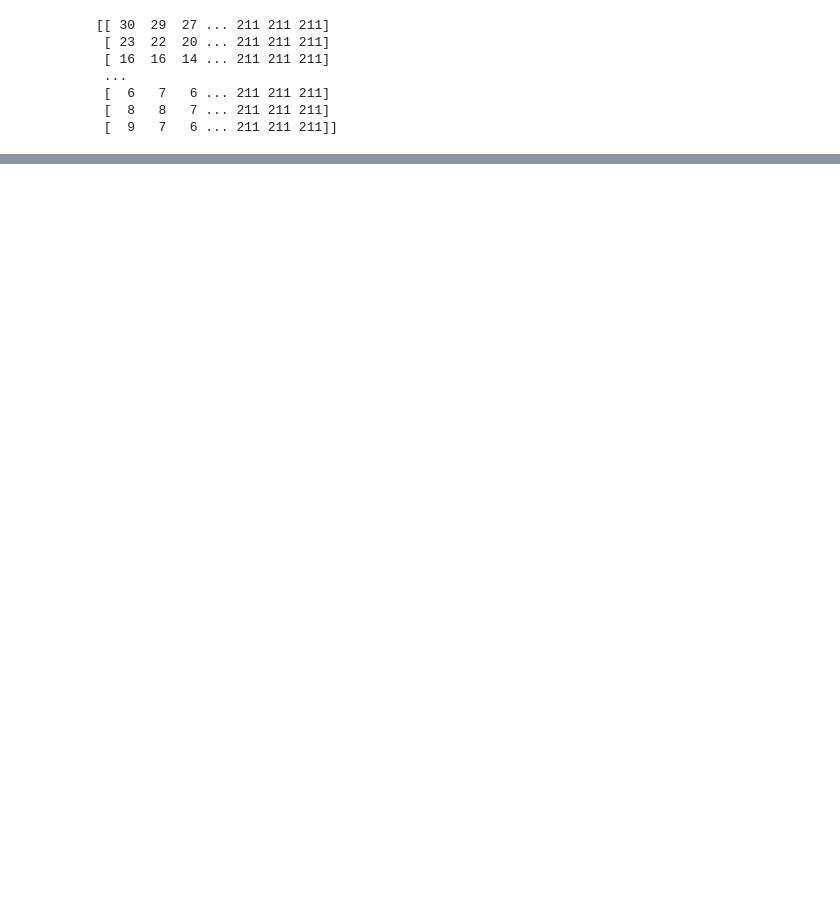
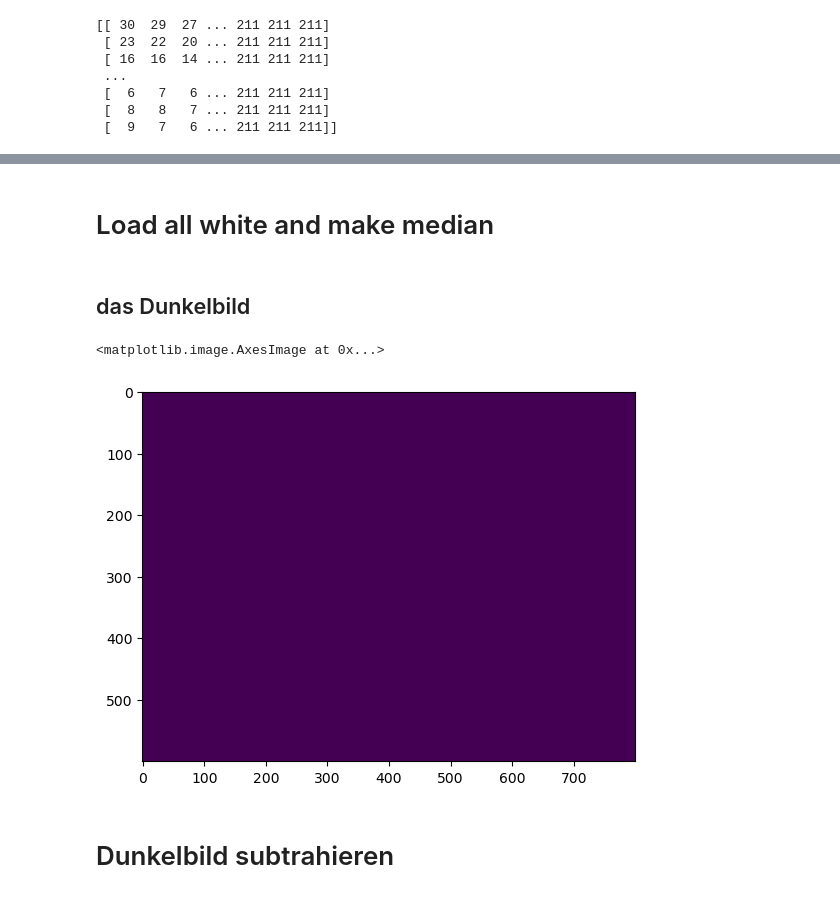
Before and after one commit to hannesbrugger/Signale-und-Systeme, a Jupyter notebook: Versuch2/versuch-2.ipynb, the cells around one changed output, grey strips where cells are left out. Drawn from its saved outputs; the diff is of its cells as text; code cells hidden in the pictures; blank space fills up the shorter version.

Commit message:
mean building of multible pictures

```diff
--- a/Versuch2/versuch-2.ipynb
+++ b/Versuch2/versuch-2.ipynb
@@ -42,0 +47,4 @@ stufe5 = [gray[i][660:800] for i in range(0,600)]
+# %%
+for i in list:
+     print("Mean",np.mean(i))
+     print("STD",np.std(i))
@@ -42,0 +62,30 @@ stufe5 = [gray[i][660:800] for i in range(0,600)]
+# %% [markdown]
+# Load all white and make median
+# %%
+allWhite = []
+for i in range(0,10):
+     path = os.getcwd() + "/Versuch2-Messdaten/Versuch2-S-bild" + str(i) + ".png"
+     img = cv2.imread(path)
+     if img is None:
+          print("Check file path")
+     gray = cv2.cvtColor(img, cv2.COLOR_BGR2GRAY)
+     gray = np.array(gray)
+     allWhite.append(gray.astype(np.double))
+# %%
+picList = allWhite
+
+result = picList[0]
+for pic in range(0,9):
+     for row in range(0,600):
+          for col in range(0,800):
+               #print(row,col)
+               result[row][col] = (result[row][col] + picList[pic+1][row][col]) / 2
+# %% [markdown]
+## das Dunkelbild
+# %%
+plt.imshow(result)
+# %% [output]
+<matplotlib.image.AxesImage at 0x...>
+[figure, added]
+# %% [markdown]
+# Dunkelbild subtrahieren
```
Also changed, not shown: parts of 5 cells of this notebook.
